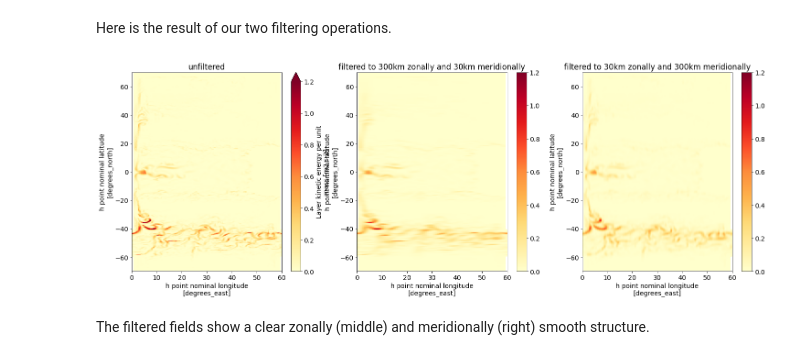
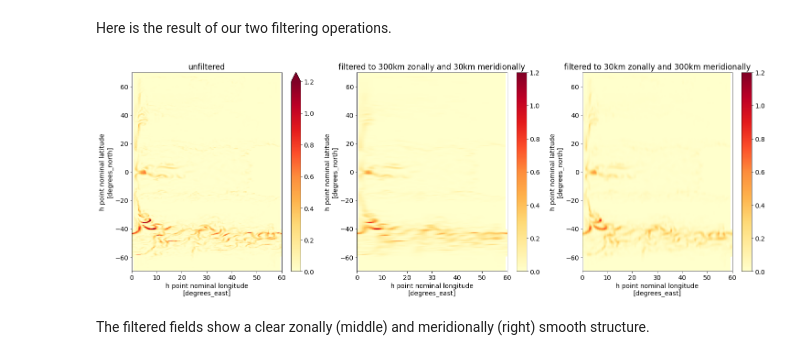
Before and after one commit to NoraLoose/gcm-filters, a Jupyter notebook: docs/tutorial_filter_types.ipynb, the cells around one changed output. Cells and saved outputs as stored; diff of their text form; code cells hidden in the pictures.

```diff
--- a/docs/tutorial_filter_types.ipynb
+++ b/docs/tutorial_filter_types.ipynb
@@ -348,9 +374,11 @@ filter_aniso_y = gcm_filters.Filter(
     filter_shape=gcm_filters.FilterShape.GAUSSIAN,
     n_steps=0,
     grid_type=gcm_filters.GridType.IRREGULAR_WITH_LAND,
-    grid_vars={'wet_mask': wet_mask,
-               'dxw': dxw, 'dyw': dyw, 'dxs': dxs, 'dys': dys, 'area': area,
-               'kappa_w': kappa_w, 'kappa_s': kappa_s}
+    grid_vars={
+        'wet_mask': wet_mask,
+        'dxw': dxw, 'dyw': dyw, 'dxs': dxs, 'dys': dys, 'area': area,
+        'kappa_w': kappa_w, 'kappa_s': kappa_s
+    }
 )
 filter_aniso_y
 # %% [output]
@@ -368,9 +396,11 @@ filter_aniso_x = gcm_filters.Filter(
     filter_shape=gcm_filters.FilterShape.GAUSSIAN,
     n_steps=0,
     grid_type=gcm_filters.GridType.IRREGULAR_WITH_LAND,
-    grid_vars={'wet_mask': wet_mask,
-               'dxw': dxw, 'dyw': dyw, 'dxs': dxs, 'dys': dys, 'area': area,
-               'kappa_w': kappa_w, 'kappa_s': kappa_s}
+    grid_vars={
+        'wet_mask': wet_mask,
+        'dxw': dxw, 'dyw': dyw, 'dxs': dxs, 'dys': dys, 'area': area,
+        'kappa_w': kappa_w, 'kappa_s': kappa_s
+    }
 )
 filter_aniso_x
 # %% [output]
@@ -385,14 +415,28 @@ Here is the result of our two filtering operations.
 # %%
 fig,axs = plt.subplots(1,3,figsize=(25,8))
 
-ds.KE.isel(time=time, zl=layer).plot(ax=axs[0], vmin=vmin, vmax=vmax, cmap='YlOrRd')
+ds.KE.isel(time=time, zl=layer).plot(
+    ax=axs[0],
+    vmin=vmin, vmax=vmax,
+    cmap='YlOrRd', cbar_kwargs={'label': ''}
+)
 axs[0].set_title('unfiltered')
-KE_filtered_aniso_y.isel(time=time, zl=layer).plot(ax=axs[1], vmin=vmin, vmax=vmax, cmap='YlOrRd')
+
+KE_filtered_aniso_y.isel(time=time, zl=layer).plot(
+    ax=axs[1],
+    vmin=vmin, vmax=vmax,
+    cmap='YlOrRd'
+)
 axs[1].set_title('filtered to 300km zonally and 30km meridionally')
-KE_filtered_aniso_x.isel(time=time, zl=layer).plot(ax=axs[2], vmin=vmin, vmax=vmax, cmap='YlOrRd')
+
+KE_filtered_aniso_x.isel(time=time, zl=layer).plot(
+    ax=axs[2],
+    vmin=vmin, vmax=vmax,
+    cmap='YlOrRd'
+)
 axs[2].set_title('filtered to 30km zonally and 300km meridionally');
 # %% [output]
-[figure, old version]
+[figure, new version]
 # %% [markdown]
 The filtered fields show a clear zonally (middle) and meridionally (right) smooth structure.
 # %% [markdown]
```
Also changed, not shown: parts of 21 cells of this notebook.
